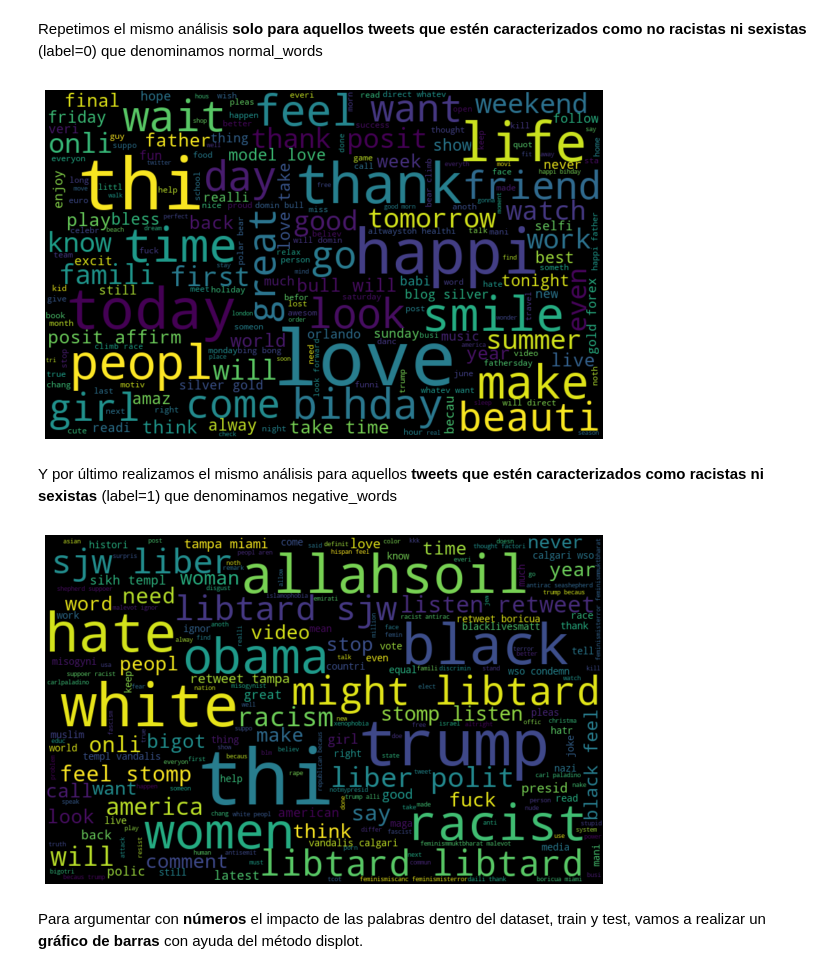
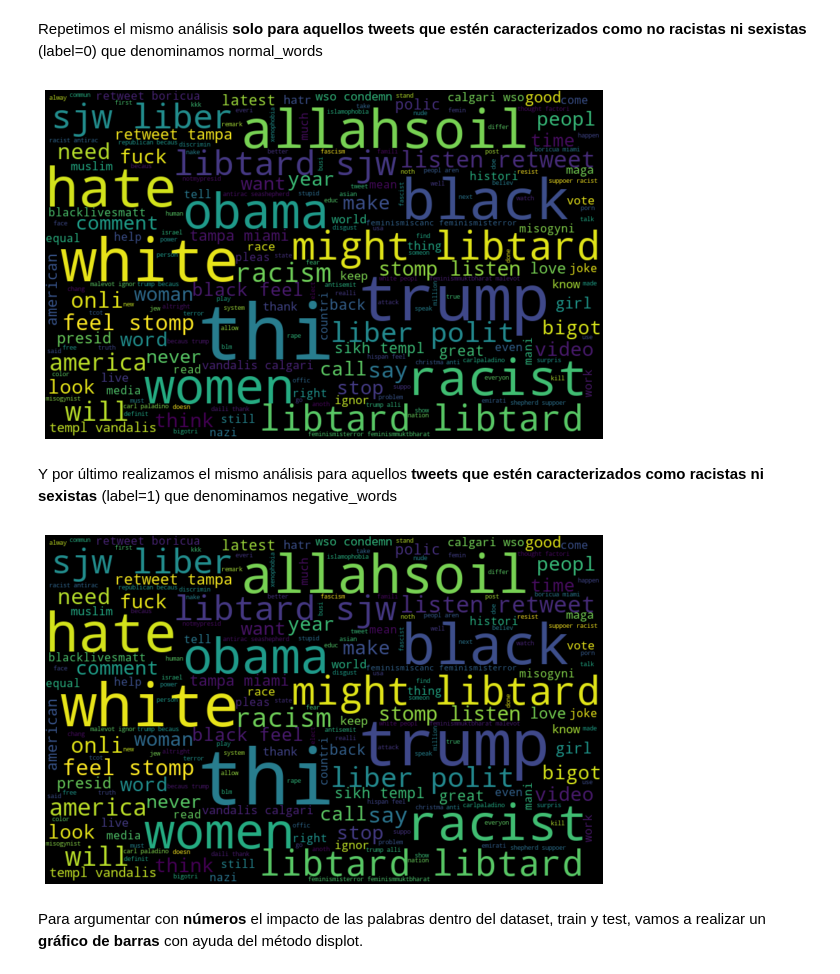
Before and after one commit to rcrdoh/Clases_DataScience, a Jupyter notebook: NLP_Notebook/Sesion7_Introduccion_NLP.ipynb, the cells around one changed output. Cells and saved outputs as stored; diff of their text form; code cells hidden in the pictures.

```diff
--- a/NLP_Notebook/Sesion7_Introduccion_NLP.ipynb
+++ b/NLP_Notebook/Sesion7_Introduccion_NLP.ipynb
@@ -200,14 +217,15 @@ plt.show()
 Repetimos el mismo análisis **solo para aquellos tweets que estén caracterizados como no racistas ni sexistas** (label=0) que denominamos normal_words
 # %%
 from wordcloud import WordCloud
-normal_words =' '.join([text for text in combi['tidy_tweet'][combi['label'] == 0]])
+normal_words =' '.join([text for text in combi['tidy_tweet'][combi['label'] == 1]])
+
 wordcloud = WordCloud(width=800, height=500, random_state=21, max_font_size=110).generate(normal_words)
 plt.figure(figsize=(10, 7))
 plt.imshow(wordcloud, interpolation="bilinear")
 plt.axis('off')
 plt.show()
 # %% [output]
-[figure, old version]
+[figure, new version]
 # %% [markdown]
 Y por último realizamos el mismo análisis para aquellos **tweets que estén caracterizados como racistas ni sexistas** (label=1) que denominamos negative_words
 # %%
@@ -220,7 +238,7 @@ plt.imshow(wordcloud, interpolation="bilinear")
 plt.axis('off')
 plt.show()
 # %% [output]
-[figure, old version]
+[figure, new version]
 # %% [markdown]
 Para argumentar con **números** el impacto de las palabras dentro del dataset, train y test, vamos a realizar un **gráfico de barras** con ayuda del método displot.
 # %%
```
Also changed, not shown: parts of 25 cells of this notebook, 1 other file.
